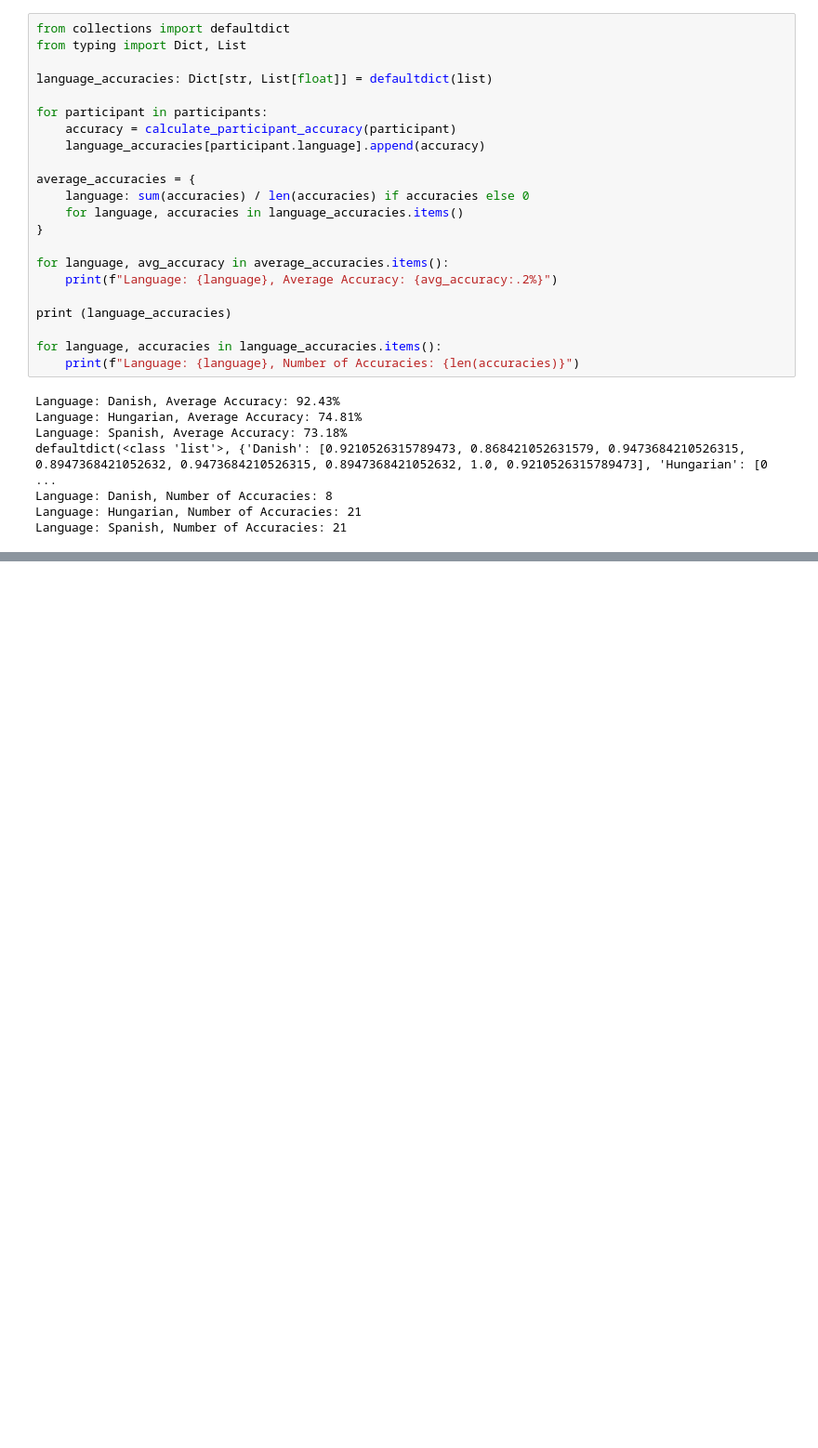
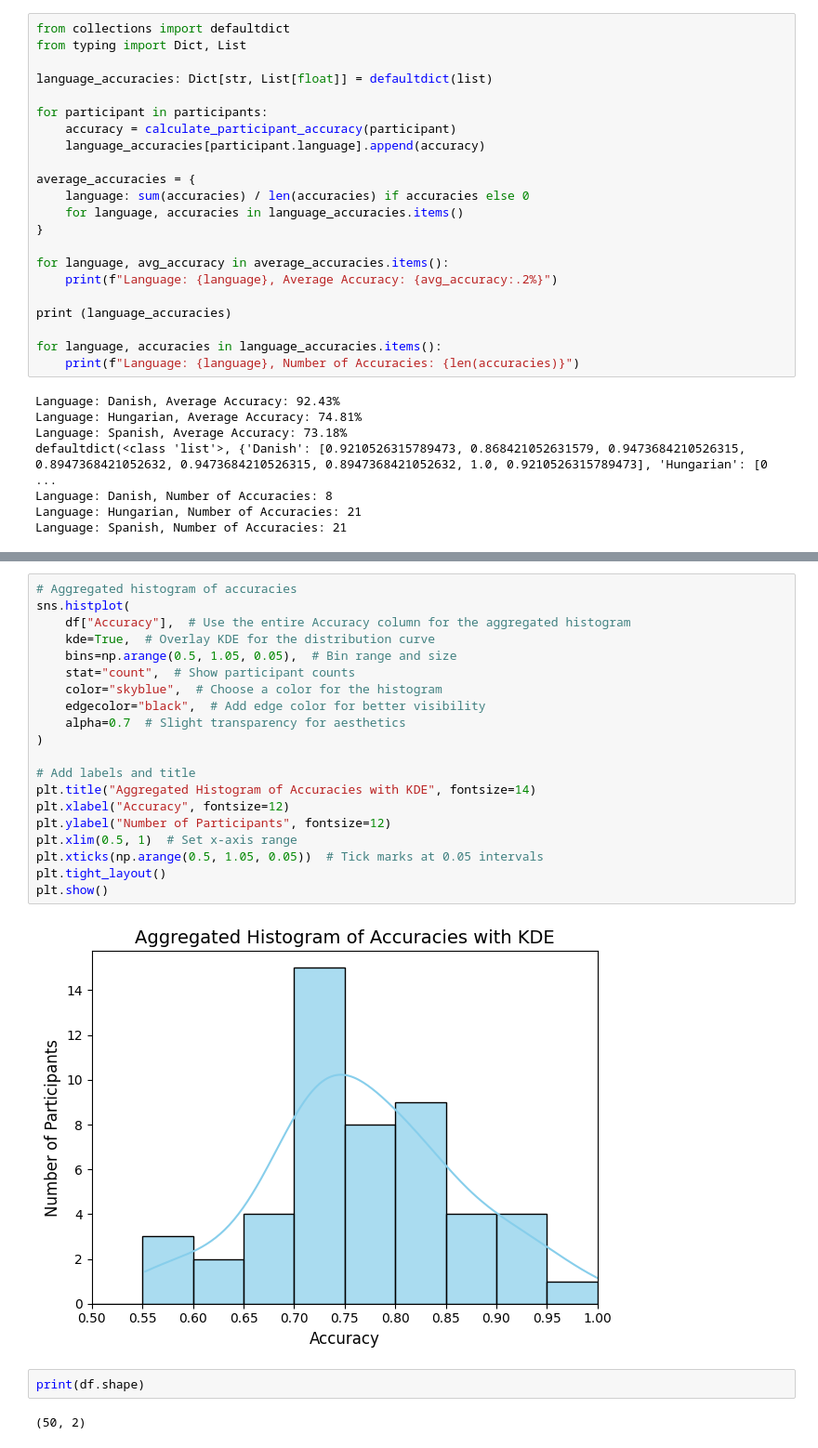
Before and after one commit to GyongyosiMark/ECS-experiment, a Jupyter notebook: data_processing.ipynb, the cells around one changed output, grey strips where cells are left out. Shown at 93% size. Saved outputs shown, nothing was run; the diff lists cells and outputs as text; blank space fills up the shorter version.

```diff
--- a/data_processing.ipynb
+++ b/data_processing.ipynb
@@ -418,0 +316,26 @@ for idx, (language, color) in enumerate(zip(language_accuracies.keys(), palette)
+# %%
+# Aggregated histogram of accuracies
+sns.histplot(
+    df["Accuracy"],  # Use the entire Accuracy column for the aggregated histogram
+    kde=True,  # Overlay KDE for the distribution curve
+    bins=np.arange(0.5, 1.05, 0.05),  # Bin range and size
+    stat="count",  # Show participant counts
+    color="skyblue",  # Choose a color for the histogram
+    edgecolor="black",  # Add edge color for better visibility
+    alpha=0.7  # Slight transparency for aesthetics
+)
+
+# Add labels and title
+plt.title("Aggregated Histogram of Accuracies with KDE", fontsize=14)
+plt.xlabel("Accuracy", fontsize=12)
+plt.ylabel("Number of Participants", fontsize=12)
+plt.xlim(0.5, 1)  # Set x-axis range
+plt.xticks(np.arange(0.5, 1.05, 0.05))  # Tick marks at 0.05 intervals
+plt.tight_layout()
+plt.show()
+# %% [output]
+[figure, added]
+# %%
+print(df.shape)
+# %% [output]
+(50, 2)
```
Also changed, not shown: parts of 15 cells of this notebook.
